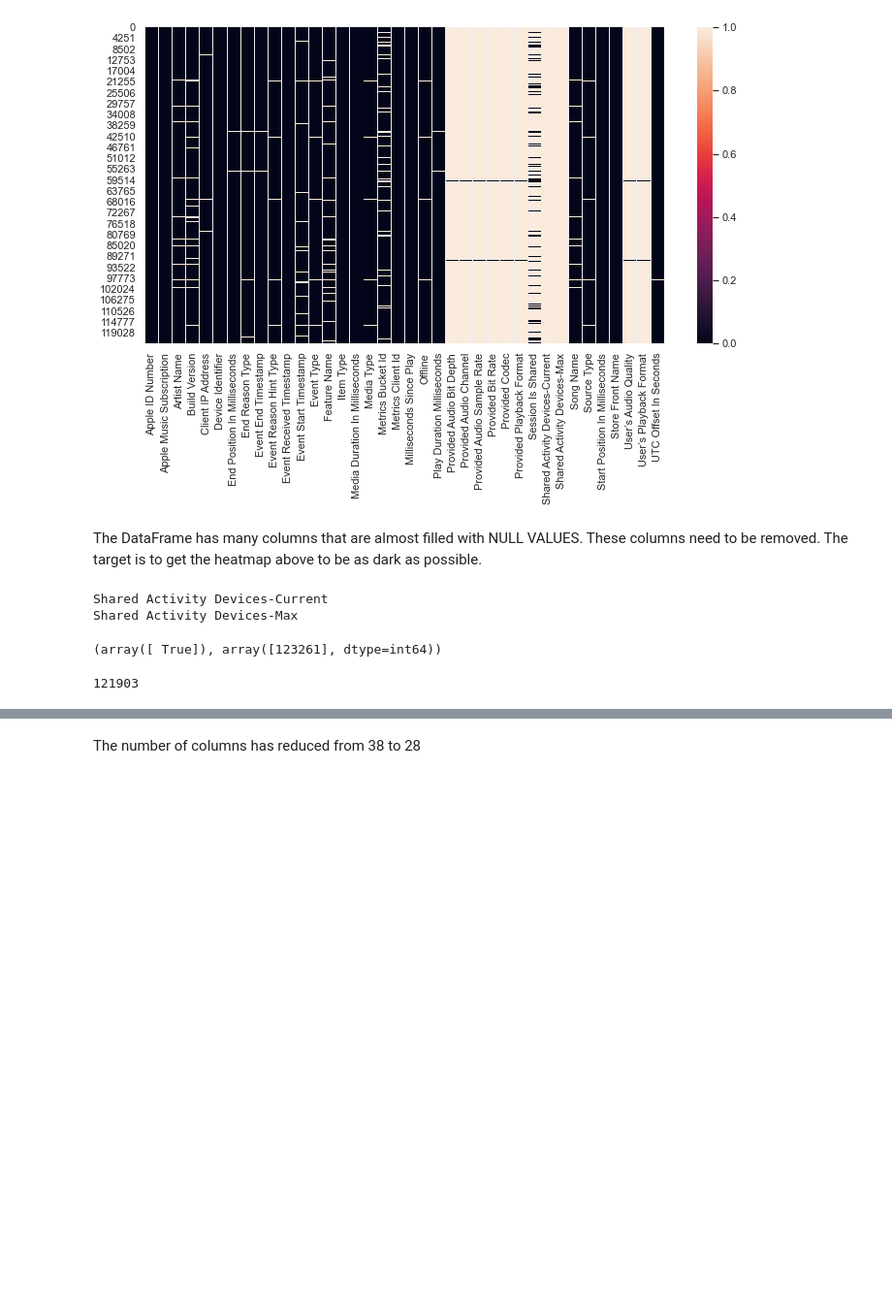
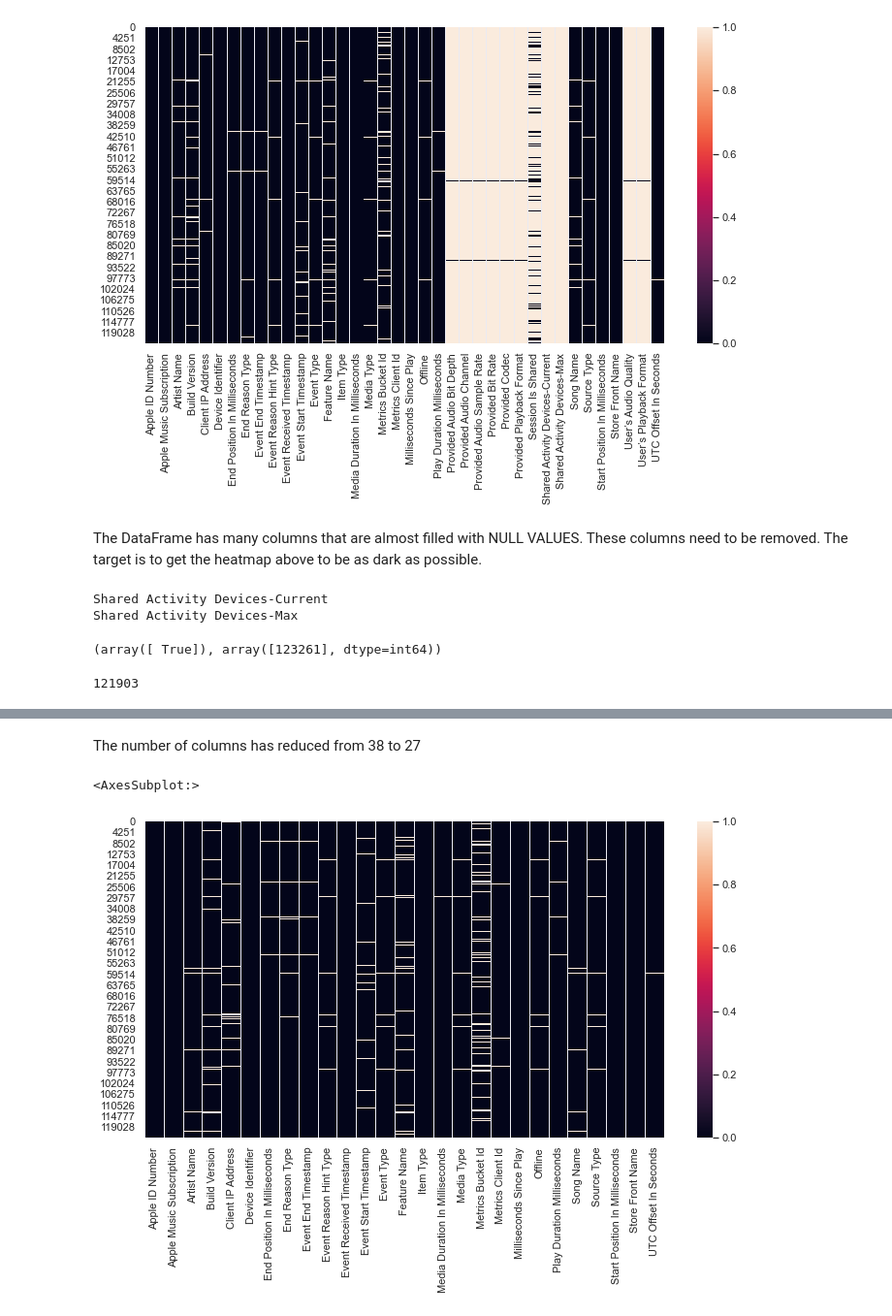
Before and after one commit to sonahart/APPLE-MUSIC-EDA-PROJECT, a Jupyter notebook: main.ipynb, the cells around one changed output, grey strips where cells are left out. Shown: that part at 97% size. Saved outputs shown, nothing was run; the diff lists cells and outputs as text; code cells hidden in the pictures; blank space fills up the shorter version.

```diff
--- a/main.ipynb
+++ b/main.ipynb
@@ -130,7 +131,7 @@ nans = []
 for col in music_df.columns:
     if music_df[col].isnull().all() == True:
         nans.append(col)
-    elif music_df[col].isnull().value_counts()[False] < 10000:
+    elif music_df[col].isnull().value_counts()[False] < 100000:
         nans.append(col)
 
 music_df.drop(nans,axis=1,inplace=True)
@@ -141,2 +142,7 @@ Rows x Colums: (123261, 28)
 # %% [markdown]
-The number of columns has reduced from 38 to 28
+The number of columns has reduced from 38 to 27
+# %%
+sns.heatmap(data=music_df.isnull())
+# %% [output]
+<AxesSubplot:>
+[figure, added]
```
Also changed, not shown: parts of 9 cells of this notebook.
